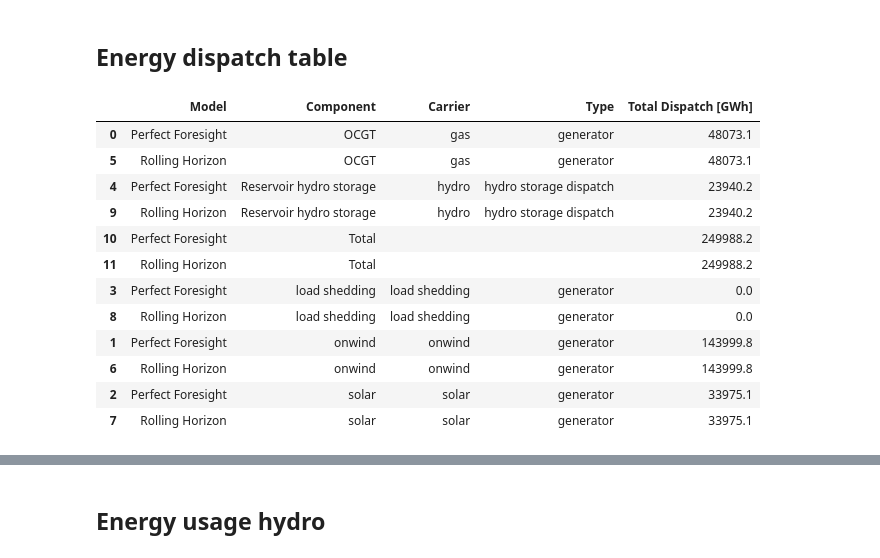
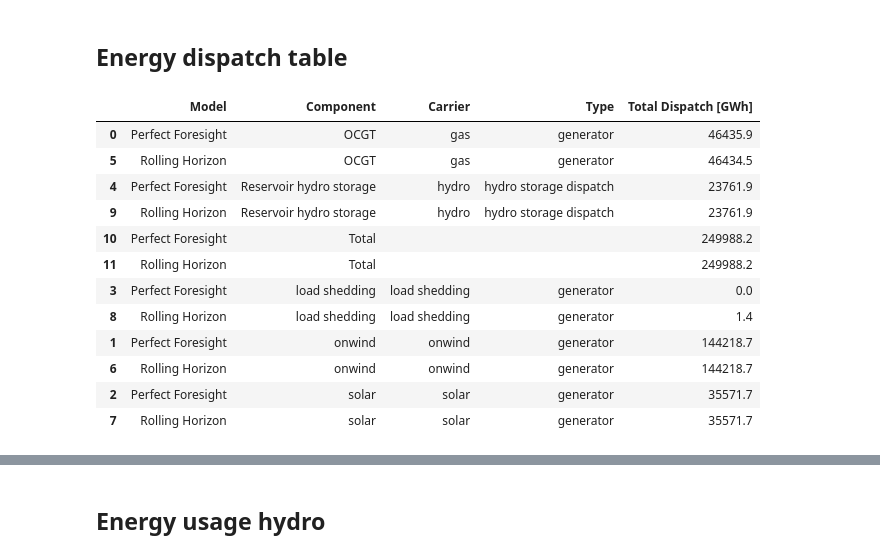
Before and after one commit to jonathangadfelt/MSc-thesis-Jonathan-Gadfelt, a Jupyter notebook: RLH_results.ipynb, the cells around one changed output, grey strips where cells are left out. Cells and saved outputs as stored; diff of their text form; code cells hidden in the pictures.

```diff
--- a/RLH_results.ipynb
+++ b/RLH_results.ipynb
@@ -262,28 +270,28 @@ CR_1995
 ## Energy dispatch table
 # %%
 
-YEAR = 1996
+YEAR = 1995
 
 dispatch_profiles = extract_total_dispatch_profiles(
     networks_pf[YEAR],
     networks_rh[YEAR]
 )
 
 dispatch_profiles
 # %% [output]
 |  | Model | Component | Carrier | Type | Total Dispatch [GWh] |
-| 0 | Perfect Foresight | OCGT | gas | generator | 48073.1 |
-| 5 | Rolling Horizon | OCGT | gas | generator | 48073.1 |
-| 4 | Perfect Foresight | Reservoir hydro storage | hydro | hydro storage dispatch | 23940.2 |
-| 9 | Rolling Horizon | Reservoir hydro storage | hydro | hydro storage dispatch | 23940.2 |
+| 0 | Perfect Foresight | OCGT | gas | generator | 46435.9 |
+| 5 | Rolling Horizon | OCGT | gas | generator | 46434.5 |
+| 4 | Perfect Foresight | Reservoir hydro storage | hydro | hydro storage dispatch | 23761.9 |
+| 9 | Rolling Horizon | Reservoir hydro storage | hydro | hydro storage dispatch | 23761.9 |
 | 10 | Perfect Foresight | Total |  |  | 249988.2 |
 | 11 | Rolling Horizon | Total |  |  | 249988.2 |
 | 3 | Perfect Foresight | load shedding | load shedding | generator | 0.0 |
-| 8 | Rolling Horizon | load shedding | load shedding | generator | 0.0 |
-| 1 | Perfect Foresight | onwind | onwind | generator | 143999.8 |
-| 6 | Rolling Horizon | onwind | onwind | generator | 143999.8 |
-| 2 | Perfect Foresight | solar | solar | generator | 33975.1 |
-| 7 | Rolling Horizon | solar | solar | generator | 33975.1 |
+| 8 | Rolling Horizon | load shedding | load shedding | generator | 1.4 |
+| 1 | Perfect Foresight | onwind | onwind | generator | 144218.7 |
+| 6 | Rolling Horizon | onwind | onwind | generator | 144218.7 |
+| 2 | Perfect Foresight | solar | solar | generator | 35571.7 |
+| 7 | Rolling Horizon | solar | solar | generator | 35571.7 |
 # %%
 dispatch_df = extract_total_dispatch_profiles(networks_pf[YEAR], networks_rh[YEAR])
 diff_table = make_dispatch_diff_table(dispatch_df)
```
Also changed, not shown: parts of 36 cells of this notebook, 2 other files.
